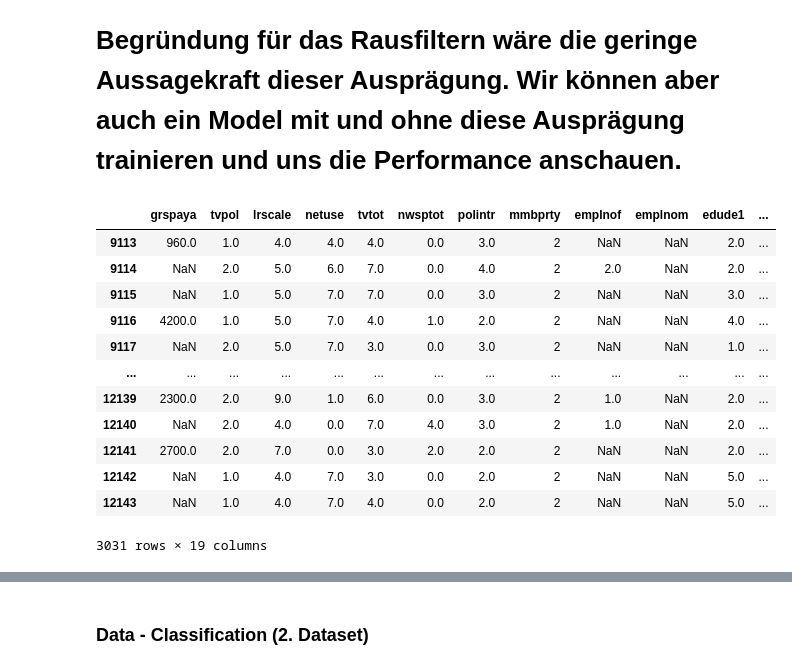
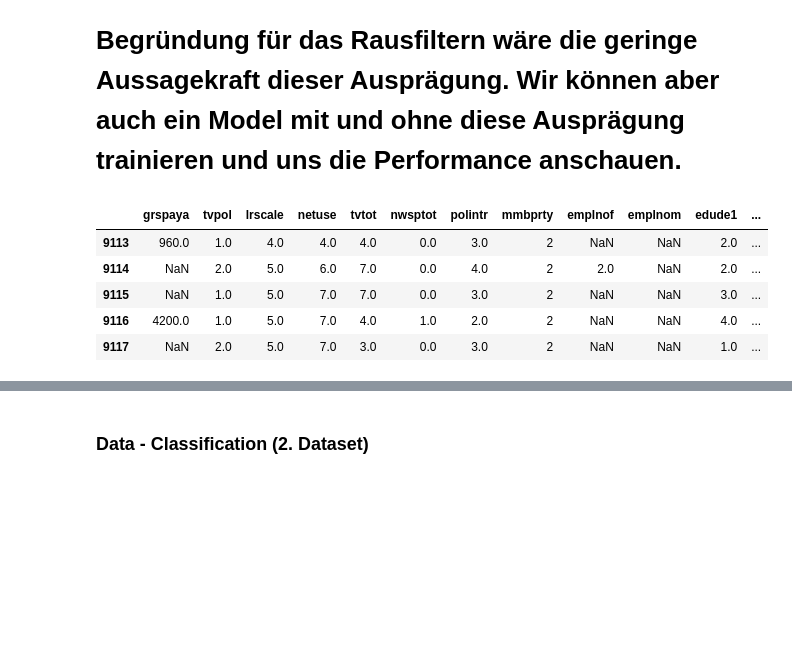
Before and after one commit to HdM-DataAnalytics/Project, a Jupyter notebook: notebooks/draft-analysis.ipynb, the cells around one changed output, grey strips where cells are left out. Cells and saved outputs as stored; diff of their text form; code cells hidden in the pictures; blank space fills up the shorter version.

```diff
--- a/notebooks/draft-analysis.ipynb
+++ b/notebooks/draft-analysis.ipynb
@@ -260,18 +260,11 @@ replace_na_values(reg_df, vars1_reg, na_val1)
 replace_na_values(reg_df, vars2_reg, na_val2)
 replace_na_values(reg_df, vars3_reg, na_val3)
 # %%
-reg_df
+reg_df.head()
 # %% [output]
 |  | grspaya | tvpol | lrscale | netuse | tvtot | nwsptot | polintr | mmbprty | emplnof | emplnom | edude1 | ... |
 | 9113 | 960.0 | 1.0 | 4.0 | 4.0 | 4.0 | 0.0 | 3.0 | 2 | NaN | NaN | 2.0 | ... |
 | 9114 | NaN | 2.0 | 5.0 | 6.0 | 7.0 | 0.0 | 4.0 | 2 | 2.0 | NaN | 2.0 | ... |
 | 9115 | NaN | 1.0 | 5.0 | 7.0 | 7.0 | 0.0 | 3.0 | 2 | NaN | NaN | 3.0 | ... |
 | 9116 | 4200.0 | 1.0 | 5.0 | 7.0 | 4.0 | 1.0 | 2.0 | 2 | NaN | NaN | 4.0 | ... |
 | 9117 | NaN | 2.0 | 5.0 | 7.0 | 3.0 | 0.0 | 3.0 | 2 | NaN | NaN | 1.0 | ... |
-| ... | ... | ... | ... | ... | ... | ... | ... | ... | ... | ... | ... | ... |
-| 12139 | 2300.0 | 2.0 | 9.0 | 1.0 | 6.0 | 0.0 | 3.0 | 2 | 1.0 | NaN | 2.0 | ... |
-| 12140 | NaN | 2.0 | 4.0 | 0.0 | 7.0 | 4.0 | 3.0 | 2 | 1.0 | NaN | 2.0 | ... |
-| 12141 | 2700.0 | 2.0 | 7.0 | 0.0 | 3.0 | 2.0 | 2.0 | 2 | NaN | NaN | 2.0 | ... |
-| 12142 | NaN | 1.0 | 4.0 | 7.0 | 3.0 | 0.0 | 2.0 | 2 | NaN | NaN | 5.0 | ... |
-| 12143 | NaN | 1.0 | 4.0 | 7.0 | 4.0 | 0.0 | 2.0 | 2 | NaN | NaN | 5.0 | ... |
-3031 rows × 19 columns
```
Also changed, not shown: parts of 8 cells of this notebook.
